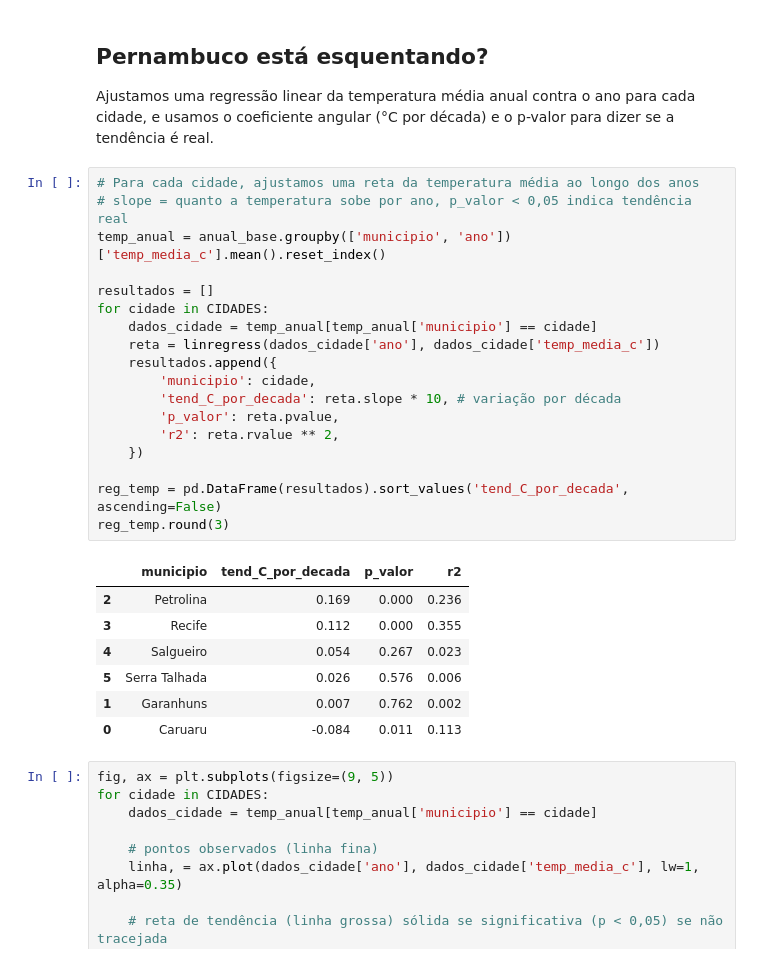
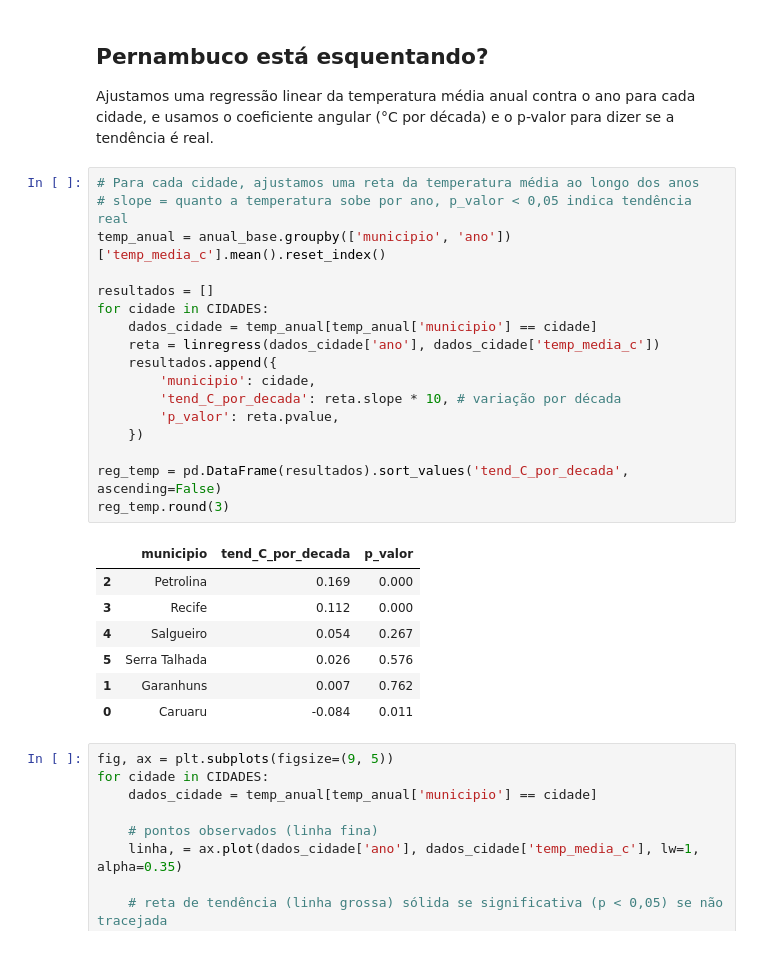
Before and after one commit to pedroborraz/estiagem-pe-timeseries, a Jupyter notebook: notebooks/relatorio-final.ipynb, the cells around one changed output. Cells and saved outputs as stored; diff of their text form.

```diff
--- a/notebooks/relatorio-final.ipynb
+++ b/notebooks/relatorio-final.ipynb
@@ -128,29 +128,28 @@ usamos o coeficiente angular (°C por década) e o p-valor para dizer se a tend
 # %%
 # Para cada cidade, ajustamos uma reta da temperatura média ao longo dos anos
 # slope = quanto a temperatura sobe por ano, p_valor < 0,05 indica tendência real
 temp_anual = anual_base.groupby(['municipio', 'ano'])['temp_media_c'].mean().reset_index()
 
 resultados = []
 for cidade in CIDADES:
     dados_cidade = temp_anual[temp_anual['municipio'] == cidade]
     reta = linregress(dados_cidade['ano'], dados_cidade['temp_media_c'])
     resultados.append({
         'municipio': cidade,
         'tend_C_por_decada': reta.slope * 10, # variação por década
         'p_valor': reta.pvalue,
-        'r2': reta.rvalue ** 2,
     })
 
 reg_temp = pd.DataFrame(resultados).sort_values('tend_C_por_decada', ascending=False)
 reg_temp.round(3)
 # %% [output]
-|  | municipio | tend_C_por_decada | p_valor | r2 |
-| 2 | Petrolina | 0.169 | 0.000 | 0.236 |
-| 3 | Recife | 0.112 | 0.000 | 0.355 |
-| 4 | Salgueiro | 0.054 | 0.267 | 0.023 |
-| 5 | Serra Talhada | 0.026 | 0.576 | 0.006 |
-| 1 | Garanhuns | 0.007 | 0.762 | 0.002 |
-| 0 | Caruaru | -0.084 | 0.011 | 0.113 |
+|  | municipio | tend_C_por_decada | p_valor |
+| 2 | Petrolina | 0.169 | 0.000 |
+| 3 | Recife | 0.112 | 0.000 |
+| 4 | Salgueiro | 0.054 | 0.267 |
+| 5 | Serra Talhada | 0.026 | 0.576 |
+| 1 | Garanhuns | 0.007 | 0.762 |
+| 0 | Caruaru | -0.084 | 0.011 |
 # %%
 fig, ax = plt.subplots(figsize=(9, 5))
 for cidade in CIDADES:
```
Also changed, not shown: parts of 1 cell of this notebook.
